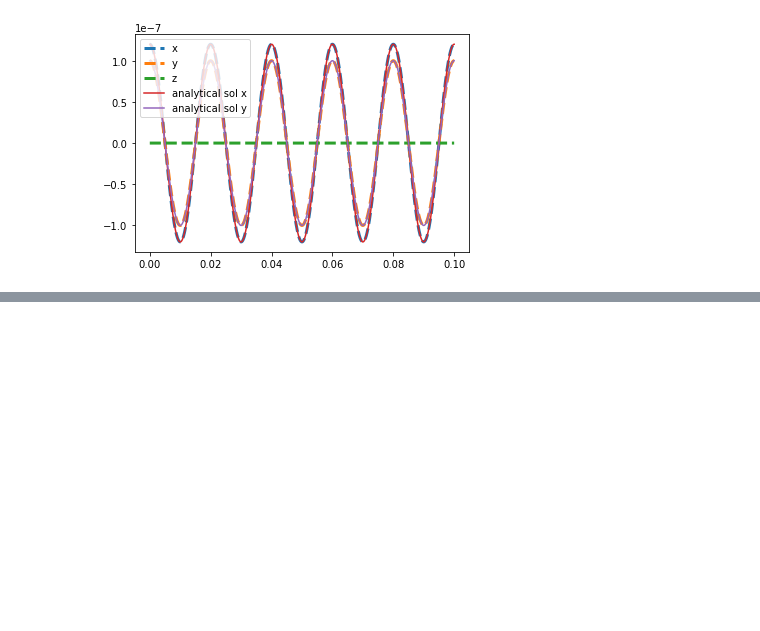
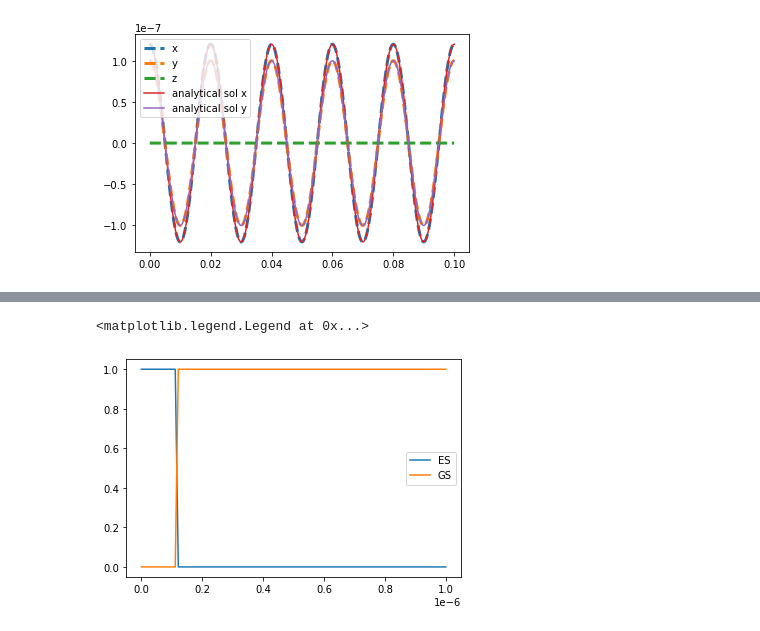
Before and after one commit to JacobSiegel22/GreyMolassesCooling, a Jupyter notebook: GrayMolasses_MC.ipynb, the cells around one changed output, grey strips where cells are left out. Saved outputs shown, nothing was run; the diff lists cells and outputs as text; code cells hidden in the pictures; blank space fills up the shorter version.

```diff
--- a/GrayMolasses_MC.ipynb
+++ b/GrayMolasses_MC.ipynb
@@ -624,0 +632,28 @@ def update_internal_state(dt, internal_state, Omega_clock, delta_clock, Omega_13
+# %%
+## Now lets do some simple tests on the MC part of the program (update_internal_state):
+
+#1st test, we put the atom in the excited state and see that it decays to the ground state, with no other laser light it should stay there forever.
+N=100 #number of time points to simulate for
+tfinal=0.000001
+dt=tfinal/N
+times=np.linspace(0,tfinal,N)
+j=0
+internal_state=[0,0,0,0,1]
+pos=[0,0,0]
+pol = np.array([lambda z: 0,lambda z: 0,lambda z: 0])
+sp_decay_flag=False
+sisy_absorb_flag=False
+ES=np.zeros(N)
+GS=np.zeros(N)
+for t in times:
+    internal_state, sp_decay_flag, sisy_absorb_Flag = update_internal_state(dt, internal_state,0,0,0,0,pos,pol)
+    ES[j]=internal_state[4]
+    GS[j]=internal_state[0]
+    j+=1
+
+plt.plot(times,ES,label='ES')
+plt.plot(times,GS,label='GS')
+plt.legend()
+# %% [output]
+<matplotlib.legend.Legend at 0x...>
+[figure, added]
```
Also changed, not shown: parts of 21 cells of this notebook.
